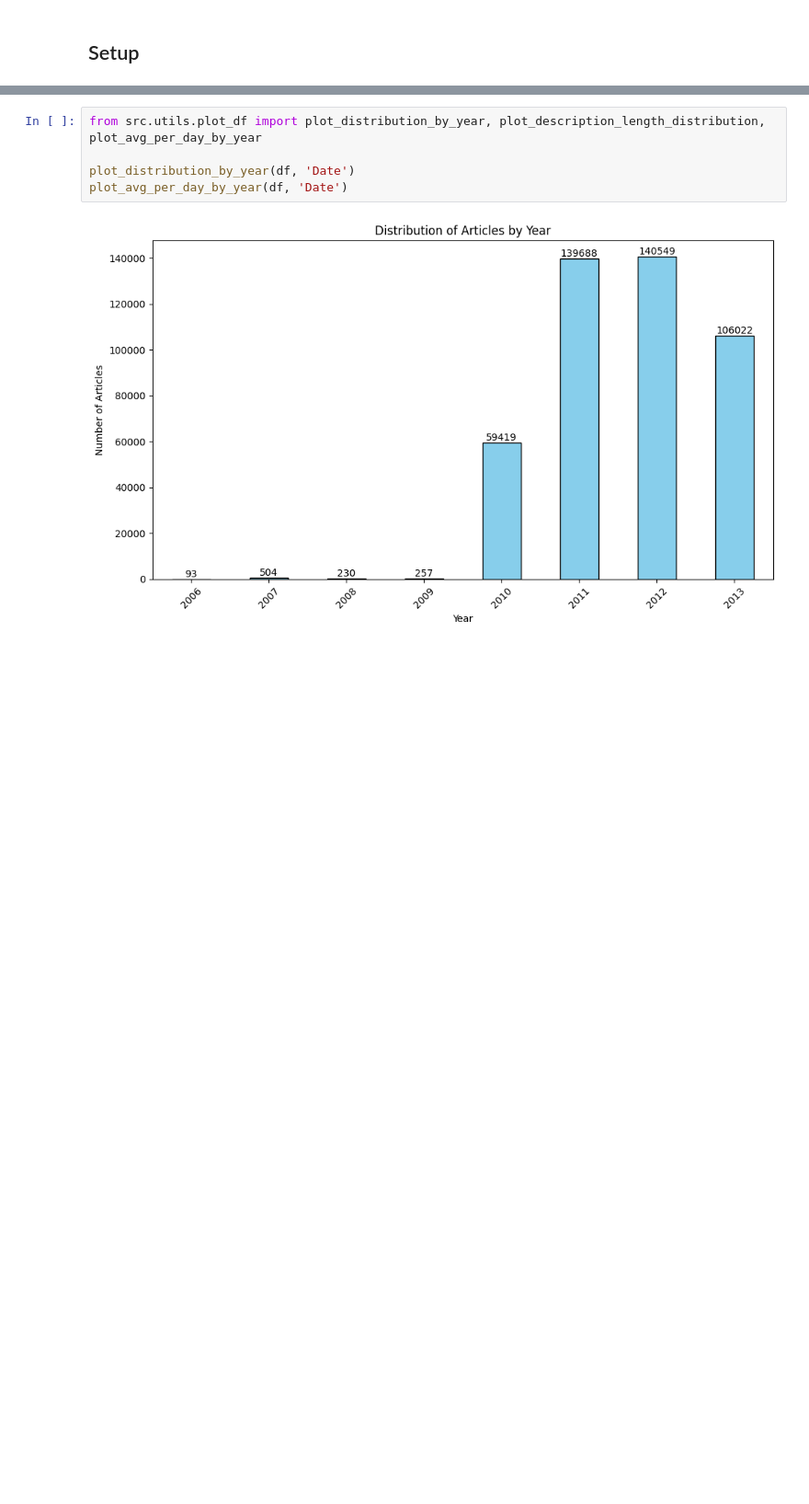
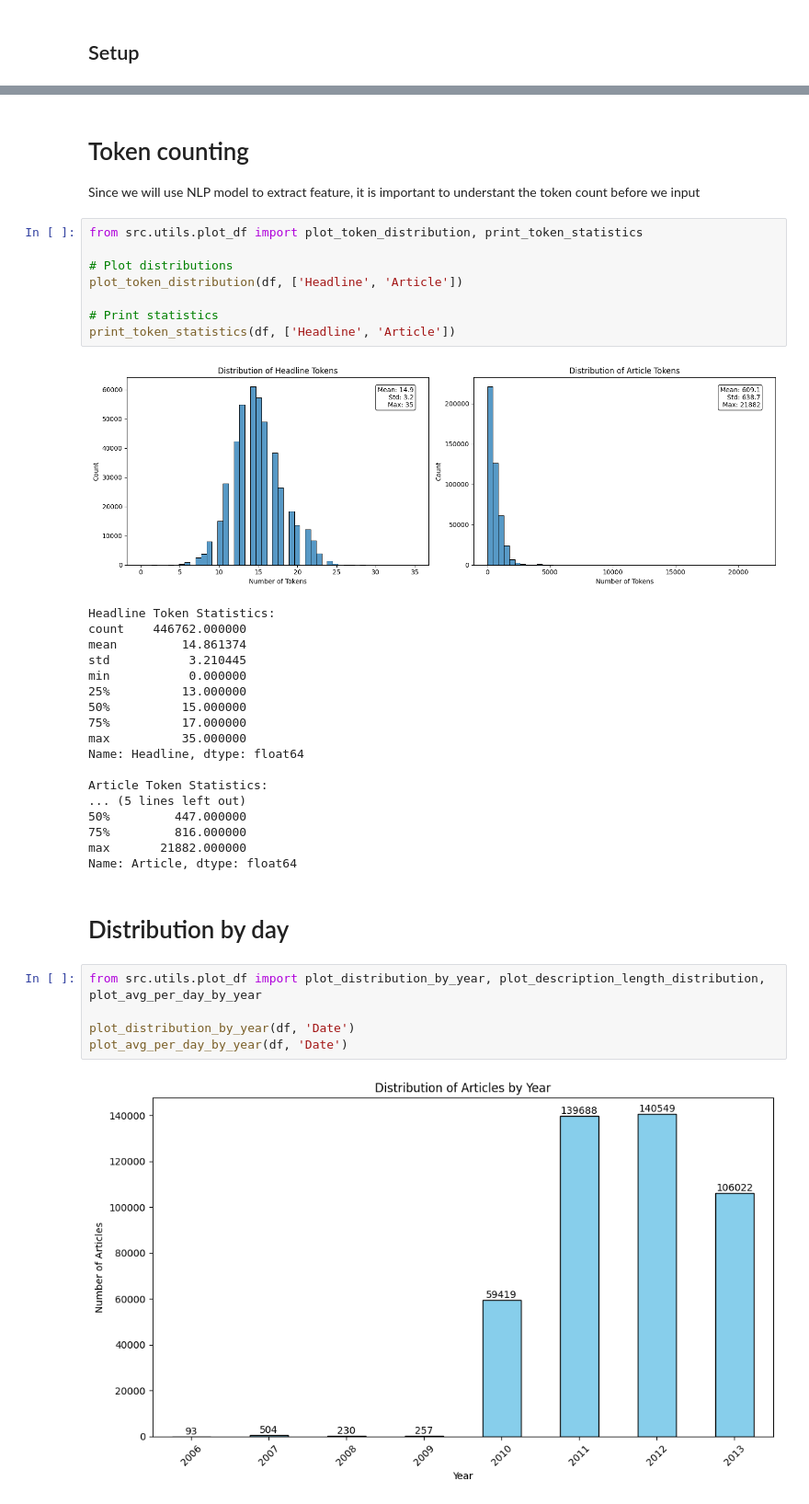
Before and after one commit to jasonlam510/FYP, a Jupyter notebook: src/data-preprocessing/bloomberg/bloomberg_length_analysis.ipynb, the cells around one changed output, grey strips where cells are left out. Shown at 92% size. Cells and saved outputs as stored; diff of their text form; blank space fills up the shorter version.

```diff
--- a/src/data-preprocessing/bloomberg/bloomberg_length_analysis.ipynb
+++ b/src/data-preprocessing/bloomberg/bloomberg_length_analysis.ipynb
@@ -103,3 +35,35 @@ Name: article_tokens, dtype: float64
+# %% [markdown]
+# Token counting
+Since we will use NLP model to extract feature, it is important to understant the token count before we input
+# %%
+from src.utils.plot_df import plot_token_distribution, print_token_statistics
+
+# Plot distributions
+plot_token_distribution(df, ['Headline', 'Article'])
+
+# Print statistics
+print_token_statistics(df, ['Headline', 'Article'])
+# %% [output]
+[figure, added]
+Headline Token Statistics:
+count    446762.000000
+mean         14.861374
+std           3.210445
+min           0.000000
+25%          13.000000
+50%          15.000000
+75%          17.000000
+max          35.000000
+Name: Headline, dtype: float64
+
+Article Token Statistics:
+... (5 lines left out)
+50%         447.000000
+75%         816.000000
+max       21882.000000
+Name: Article, dtype: float64
+# %% [markdown]
+# Distribution by day
 # %%
 from src.utils.plot_df import plot_distribution_by_year, plot_description_length_distribution, plot_avg_per_day_by_year
 
```
Also changed, not shown: parts of 14 cells of this notebook, 1 other file.
